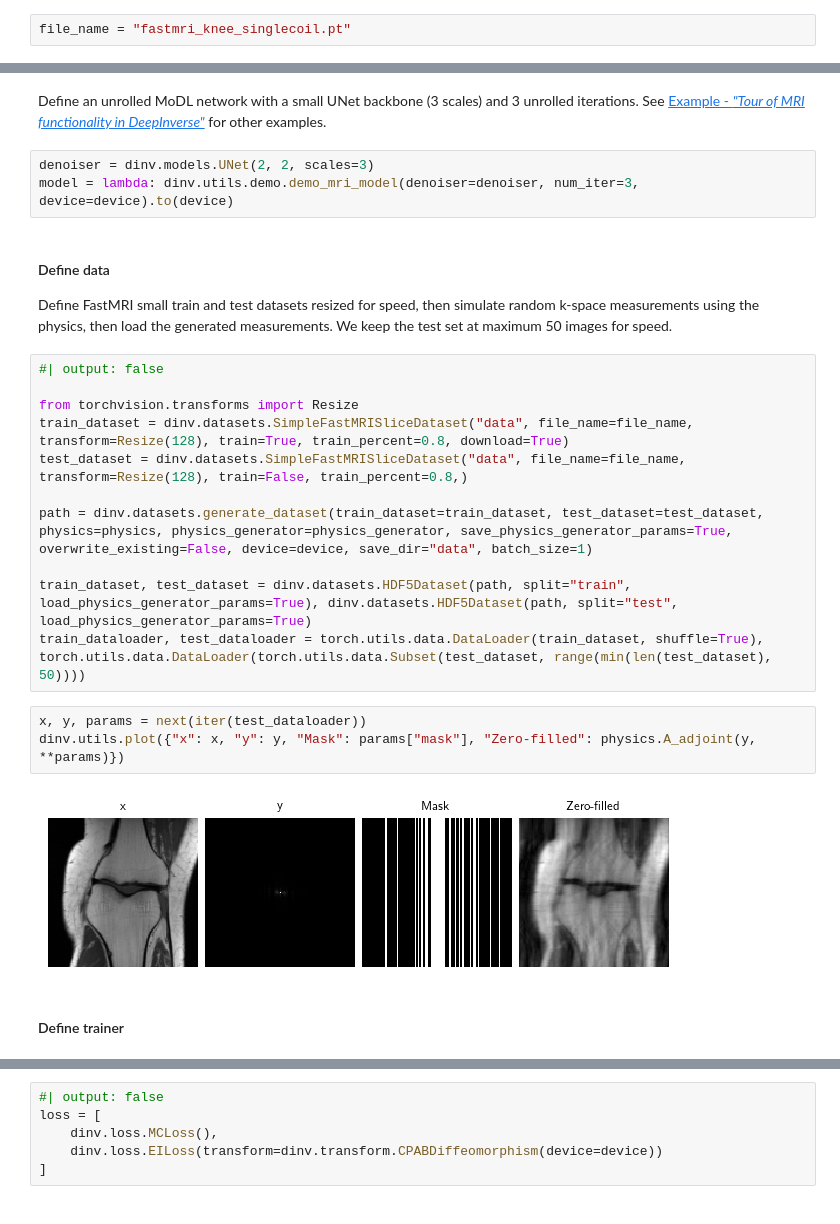
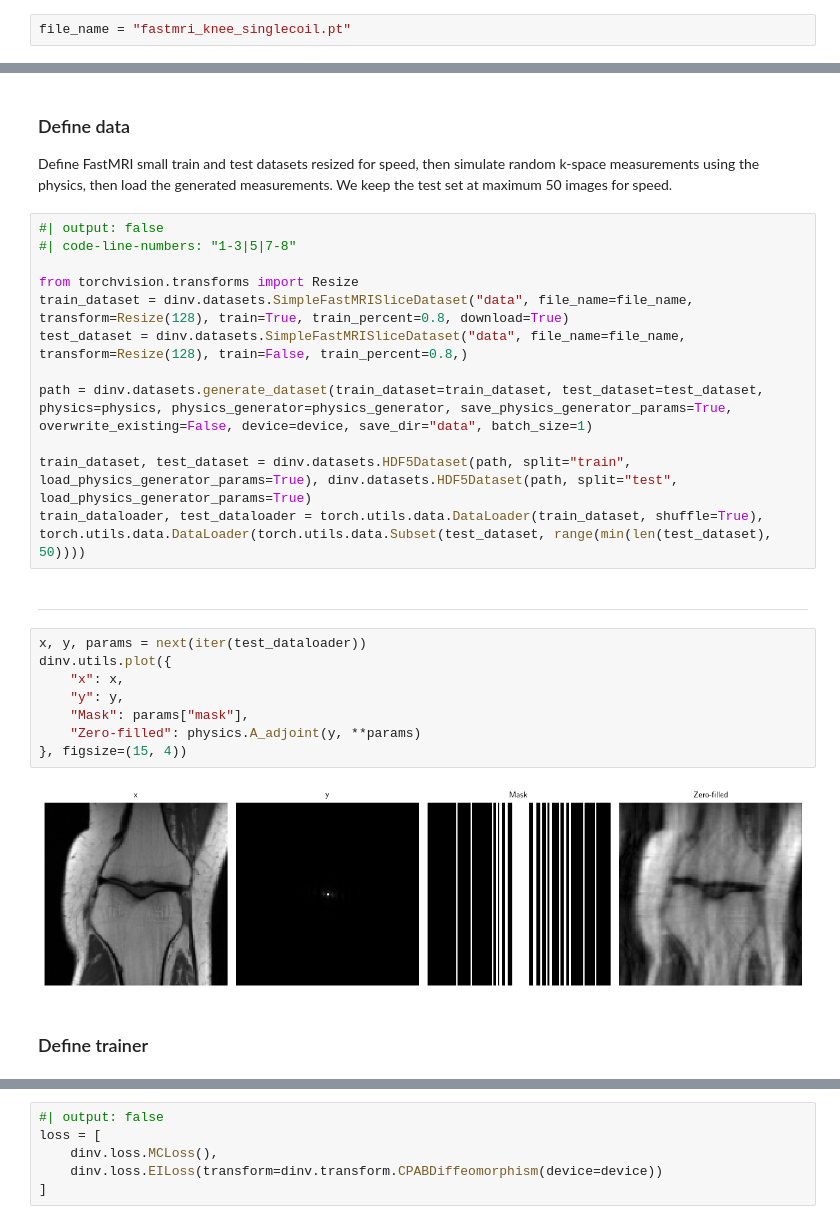
Before and after one commit to Andrewwango/deepinv-selfsup-fastmri, a Jupyter notebook: demo.ipynb, the cells around one changed output, grey strips where cells are left out. Cells and saved outputs as stored; diff of their text form.

```diff
--- a/demo.ipynb
+++ b/demo.ipynb
@@ -54,14 +63,10 @@ physics = dinv.physics.MRI(img_size=(128, 128), device=device)
-# %% [markdown]
-Define an unrolled MoDL network with a small UNet backbone (3 scales) and 3 unrolled iterations. See [Example - _"Tour of MRI functionality in DeepInverse"_](https://deepinv.github.io/deepinv/auto_examples/basics/demo_tour_mri.html) for other examples.
-# %%
-denoiser = dinv.models.UNet(2, 2, scales=3)
-model = lambda: dinv.utils.demo.demo_mri_model(denoiser=denoiser, num_iter=3, device=device).to(device)
 # %% [markdown]
-#### Define data
+### Define data
 
 Define FastMRI small train and test datasets resized for speed, then simulate random k-space measurements using the physics, then load the generated measurements. We keep the test set at maximum 50 images for speed.
 # %%
 #| output: false
+#| code-line-numbers: "1-3|5|7-8"
 
 from torchvision.transforms import Resize
 train_dataset = dinv.datasets.SimpleFastMRISliceDataset("data", file_name=file_name, transform=Resize(128), train=True, train_percent=0.8, download=True)
@@ -71,11 +76,18 @@ path = dinv.datasets.generate_dataset(train_dataset=train_dataset, test_dataset=
 
 train_dataset, test_dataset = dinv.datasets.HDF5Dataset(path, split="train", load_physics_generator_params=True), dinv.datasets.HDF5Dataset(path, split="test", load_physics_generator_params=True)
 train_dataloader, test_dataloader = torch.utils.data.DataLoader(train_dataset, shuffle=True), torch.utils.data.DataLoader(torch.utils.data.Subset(test_dataset, range(min(len(test_dataset), 50))))
+# %% [markdown]
+---
 # %%
 x, y, params = next(iter(test_dataloader))
-dinv.utils.plot({"x": x, "y": y, "Mask": params["mask"], "Zero-filled": physics.A_adjoint(y, **params)})
+dinv.utils.plot({
+    "x": x,
+    "y": y,
+    "Mask": params["mask"],
+    "Zero-filled": physics.A_adjoint(y, **params)
+}, figsize=(15, 4))
 # %% [output]
-[figure, old version]
+[figure, new version]
 # %% [markdown]
-#### Define trainer
+### Define trainer
 # %%
```
Also changed, not shown: parts of 22 cells of this notebook, 55 other files.
